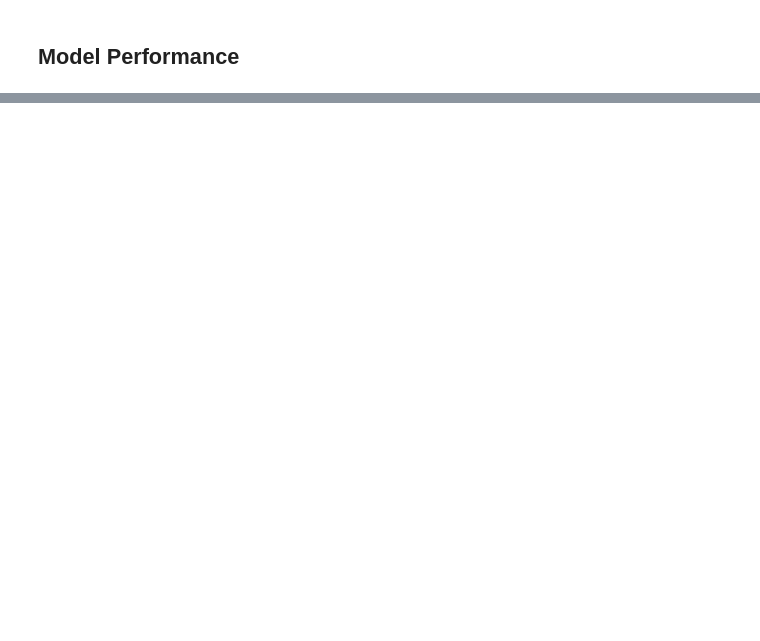
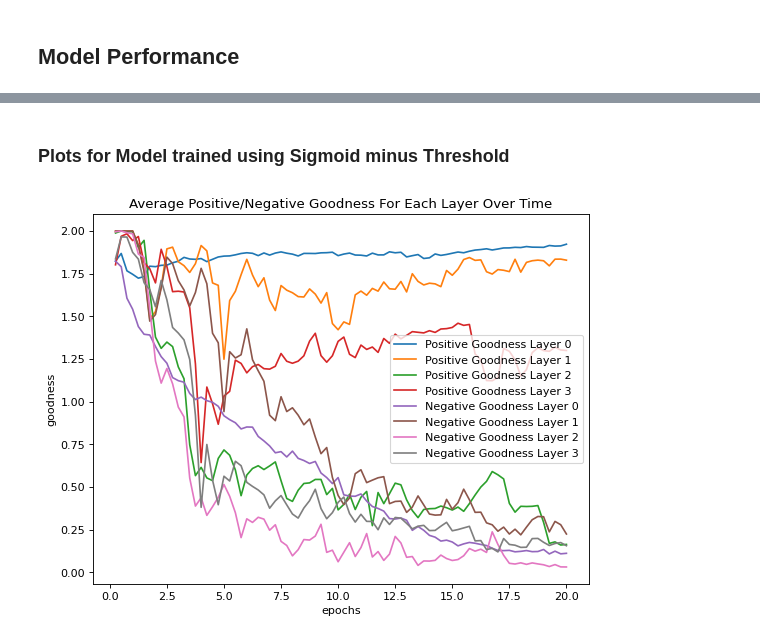
Before and after one commit to zw2700/forward_forward, a Jupyter notebook: forward_forward_frank.ipynb, the cells around one changed output, grey strips where cells are left out. Cells and saved outputs as stored; diff of their text form; code cells hidden in the pictures; blank space fills up the shorter version.

```diff
--- a/forward_forward_frank.ipynb
+++ b/forward_forward_frank.ipynb
@@ -608,6 +610,6 @@ TypeError: ignored
 # %%
-# train model
-def train(num_epochs, model, train_loader, test_loader, final_loss, pos_optimizers, neg_optimizers, final_optimizer, thresholds, records_per_epoch, supervised = True):
+# train model using criterion used in paper (sigmoid of goodness minus threshold)
+def train_sigmoid_threshold(num_epochs, model, train_loader, test_loader, final_loss, pos_optimizers, neg_optimizers, final_optimizer, thresholds, records_per_epoch, supervised = True):
 
     model.train()
 
@@ -717,9 +719,9 @@ def train(num_epochs, model, train_loader, test_loader, final_loss, pos_optimize
 
         # save model every 5 epochs
         if (epoch+1) % 5 == 0:
-            torch.save(model.state_dict(), 'model_v1.1_epoch{}.pth'.format(epoch+1))
+            torch.save(model.state_dict(), 'model_sigmoid_threshold_v1.1_epoch{}.pth'.format(epoch+1))
         pass
     return total_pos_goodnesses, total_neg_goodnesses, train_losses, test_losses, test_accuracies
 # %%
-total_pos_goodnesses, total_neg_goodnesses, train_losses, test_losses, test_accuracies = train(num_epochs, model, train_loader, test_loader, ceLoss, pos_optimizers, neg_optimizers, final_optimizer, thresholds, records_per_epoch, supervised)
+total_pos_goodnesses_st, total_neg_goodnesses_st, train_losses_st, test_losses_st, test_accuracies_st = train_sigmoid_threshold(num_epochs, model_sigmoid_threshold, train_loader, test_loader, ceLoss, pos_optimizers, neg_optimizers, final_optimizer, thresholds, records_per_epoch, supervised)
 # %% [output]
@@ -809,0 +998,7 @@ Test Accuracy of the model on the test set: 0.65
+# %%
+for i in range(len(total_pos_goodnesses_st)):
+  for j in range(len(total_pos_goodnesses_st[i])):
+    total_pos_goodnesses_st[i][j] = total_pos_goodnesses_st[i][j].cpu().detach()
+for i in range(len(total_neg_goodnesses_st)):
+  for j in range(len(total_neg_goodnesses_st[i])):
+    total_neg_goodnesses_st[i][j] = total_neg_goodnesses_st[i][j].cpu().detach()
@@ -809,0 +1026,7 @@ Test Accuracy of the model on the test set: 0.65
+# %% [markdown]
+### Plots for Model trained using Sigmoid minus Threshold
+# %%
+# plot goodness for model trained using sigmoid minus threshold
+plot_goodnesses(total_pos_goodnesses_st, total_neg_goodnesses_st)
+# %% [output]
+[figure, added]
```
Also changed, not shown: parts of 34 cells of this notebook.
